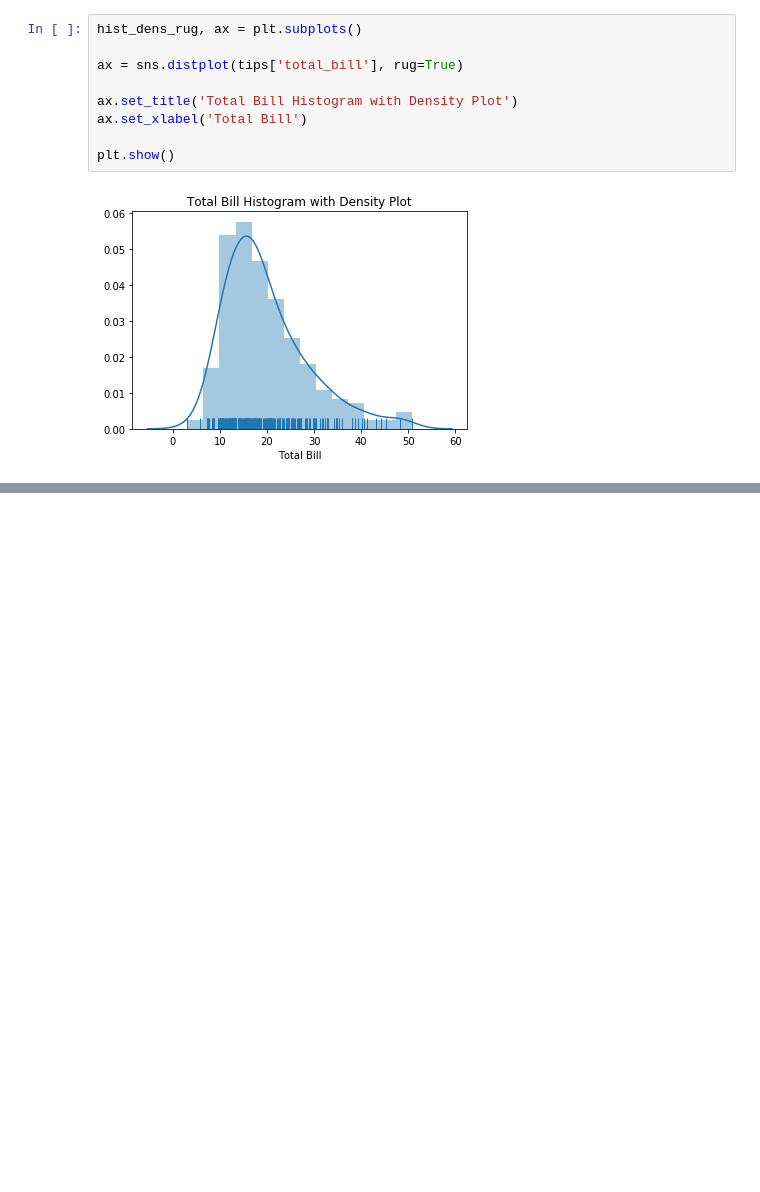
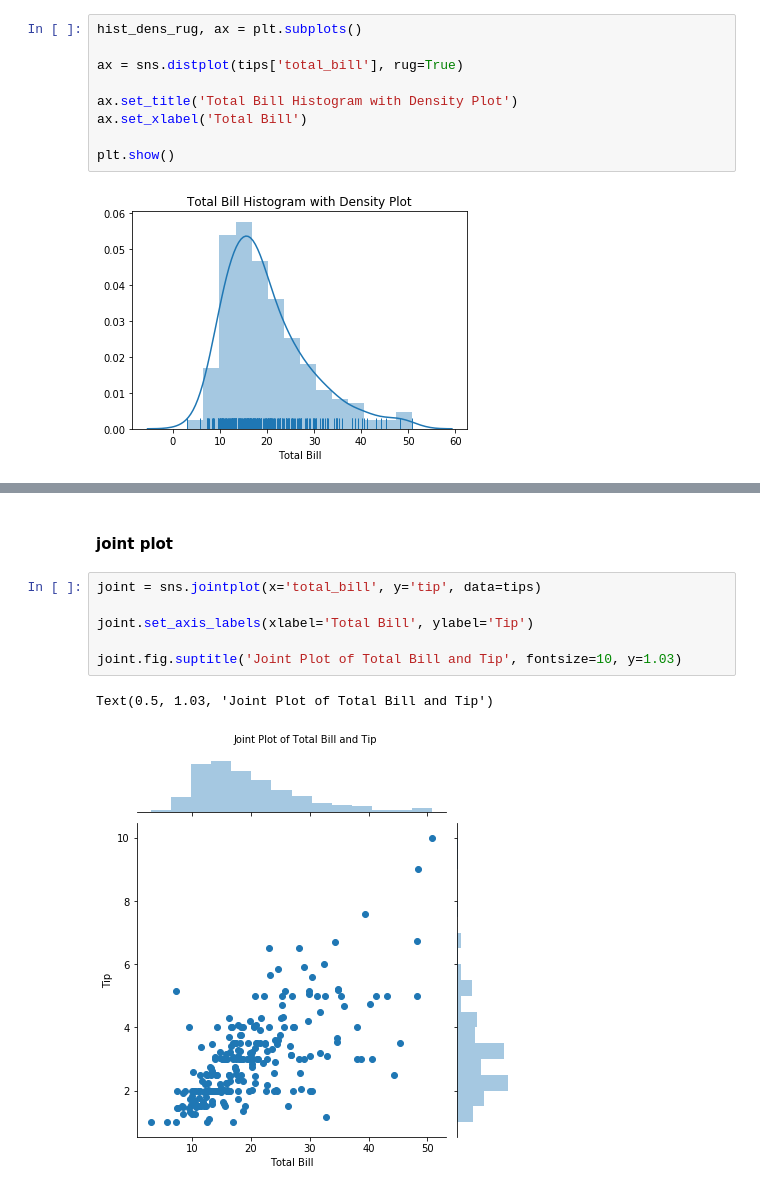
Before and after one commit to DeepikaSampangi/python_ds_pkgs, a Jupyter notebook: Pandas/Pandas - Plotting.ipynb, the cells around one changed output, grey strips where cells are left out. Saved outputs shown, nothing was run; the diff lists cells and outputs as text; blank space fills up the shorter version.

```diff
--- a/Pandas/Pandas - Plotting.ipynb
+++ b/Pandas/Pandas - Plotting.ipynb
@@ -224,0 +257,11 @@ plt.show()
+# %% [markdown]
+#### joint plot
+# %%
+joint = sns.jointplot(x='total_bill', y='tip', data=tips)
+
+joint.set_axis_labels(xlabel='Total Bill', ylabel='Tip')
+
+joint.fig.suptitle('Joint Plot of Total Bill and Tip', fontsize=10, y=1.03)
+# %% [output]
+Text(0.5, 1.03, 'Joint Plot of Total Bill and Tip')
+[figure, added]
```
Also changed, not shown: parts of 12 cells of this notebook.
